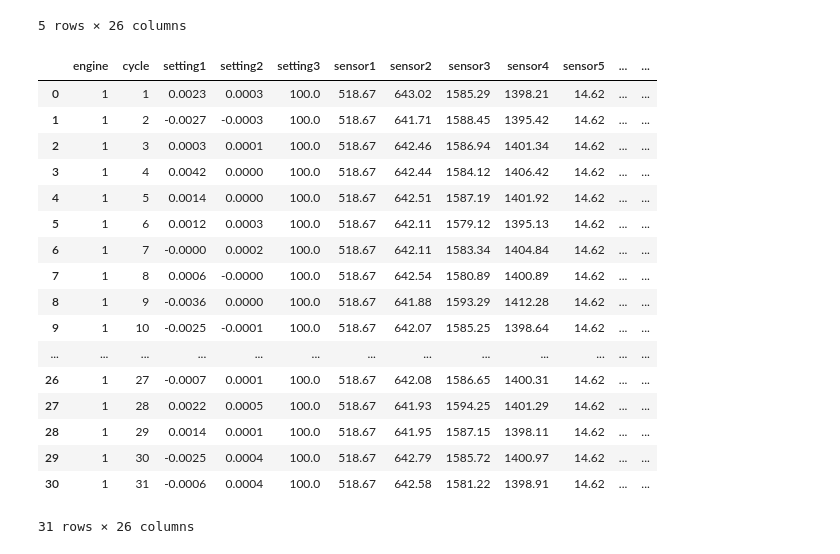
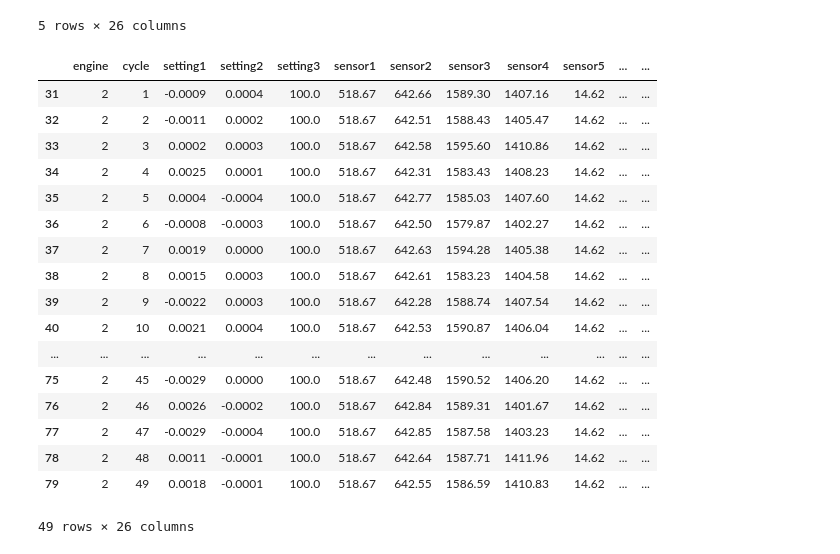
Before and after one commit to mhdnihas/NASA-Predictive-Engine-Maintenance, a Jupyter notebook: Predict_RUL.ipynb, the cells around one changed output. Cells and saved outputs as stored; diff of their text form; code cells hidden in the pictures.

```diff
--- a/Predict_RUL.ipynb
+++ b/Predict_RUL.ipynb
@@ -87,23 +94,23 @@ test_1.head()
 | 4 | 1 | 5 | 0.0014 | 0.0000 | 100.0 | 518.67 | 642.51 | 1587.19 | 1401.92 | 14.62 | ... | ... |
 5 rows × 26 columns
 # %%
-test_1[test_1['engine']==1]
+test_1[test_1['engine']==2]
 # %% [output]
 |  | engine | cycle | setting1 | setting2 | setting3 | sensor1 | sensor2 | sensor3 | sensor4 | sensor5 | ... | ... |
-| 0 | 1 | 1 | 0.0023 | 0.0003 | 100.0 | 518.67 | 643.02 | 1585.29 | 1398.21 | 14.62 | ... | ... |
-| 1 | 1 | 2 | -0.0027 | -0.0003 | 100.0 | 518.67 | 641.71 | 1588.45 | 1395.42 | 14.62 | ... | ... |
-| 2 | 1 | 3 | 0.0003 | 0.0001 | 100.0 | 518.67 | 642.46 | 1586.94 | 1401.34 | 14.62 | ... | ... |
-| 3 | 1 | 4 | 0.0042 | 0.0000 | 100.0 | 518.67 | 642.44 | 1584.12 | 1406.42 | 14.62 | ... | ... |
-| 4 | 1 | 5 | 0.0014 | 0.0000 | 100.0 | 518.67 | 642.51 | 1587.19 | 1401.92 | 14.62 | ... | ... |
-| 5 | 1 | 6 | 0.0012 | 0.0003 | 100.0 | 518.67 | 642.11 | 1579.12 | 1395.13 | 14.62 | ... | ... |
-| 6 | 1 | 7 | -0.0000 | 0.0002 | 100.0 | 518.67 | 642.11 | 1583.34 | 1404.84 | 14.62 | ... | ... |
-| 7 | 1 | 8 | 0.0006 | -0.0000 | 100.0 | 518.67 | 642.54 | 1580.89 | 1400.89 | 14.62 | ... | ... |
-| 8 | 1 | 9 | -0.0036 | 0.0000 | 100.0 | 518.67 | 641.88 | 1593.29 | 1412.28 | 14.62 | ... | ... |
-| 9 | 1 | 10 | -0.0025 | -0.0001 | 100.0 | 518.67 | 642.07 | 1585.25 | 1398.64 | 14.62 | ... | ... |
+| 31 | 2 | 1 | -0.0009 | 0.0004 | 100.0 | 518.67 | 642.66 | 1589.30 | 1407.16 | 14.62 | ... | ... |
+| 32 | 2 | 2 | -0.0011 | 0.0002 | 100.0 | 518.67 | 642.51 | 1588.43 | 1405.47 | 14.62 | ... | ... |
+| 33 | 2 | 3 | 0.0002 | 0.0003 | 100.0 | 518.67 | 642.58 | 1595.60 | 1410.86 | 14.62 | ... | ... |
+| 34 | 2 | 4 | 0.0025 | 0.0001 | 100.0 | 518.67 | 642.31 | 1583.43 | 1408.23 | 14.62 | ... | ... |
+| 35 | 2 | 5 | 0.0004 | -0.0004 | 100.0 | 518.67 | 642.77 | 1585.03 | 1407.60 | 14.62 | ... | ... |
+| 36 | 2 | 6 | -0.0008 | -0.0003 | 100.0 | 518.67 | 642.50 | 1579.87 | 1402.27 | 14.62 | ... | ... |
+| 37 | 2 | 7 | 0.0019 | 0.0000 | 100.0 | 518.67 | 642.63 | 1594.28 | 1405.38 | 14.62 | ... | ... |
+| 38 | 2 | 8 | 0.0015 | 0.0003 | 100.0 | 518.67 | 642.61 | 1583.23 | 1404.58 | 14.62 | ... | ... |
+| 39 | 2 | 9 | -0.0022 | 0.0003 | 100.0 | 518.67 | 642.28 | 1588.74 | 1407.54 | 14.62 | ... | ... |
+| 40 | 2 | 10 | 0.0021 | 0.0004 | 100.0 | 518.67 | 642.53 | 1590.87 | 1406.04 | 14.62 | ... | ... |
 | ... | ... | ... | ... | ... | ... | ... | ... | ... | ... | ... | ... | ... |
-| 26 | 1 | 27 | -0.0007 | 0.0001 | 100.0 | 518.67 | 642.08 | 1586.65 | 1400.31 | 14.62 | ... | ... |
-| 27 | 1 | 28 | 0.0022 | 0.0005 | 100.0 | 518.67 | 641.93 | 1594.25 | 1401.29 | 14.62 | ... | ... |
-| 28 | 1 | 29 | 0.0014 | 0.0001 | 100.0 | 518.67 | 641.95 | 1587.15 | 1398.11 | 14.62 | ... | ... |
-| 29 | 1 | 30 | -0.0025 | 0.0004 | 100.0 | 518.67 | 642.79 | 1585.72 | 1400.97 | 14.62 | ... | ... |
-| 30 | 1 | 31 | -0.0006 | 0.0004 | 100.0 | 518.67 | 642.58 | 1581.22 | 1398.91 | 14.62 | ... | ... |
+| 75 | 2 | 45 | -0.0029 | 0.0000 | 100.0 | 518.67 | 642.48 | 1590.52 | 1406.20 | 14.62 | ... | ... |
+| 76 | 2 | 46 | 0.0026 | -0.0002 | 100.0 | 518.67 | 642.84 | 1589.31 | 1401.67 | 14.62 | ... | ... |
+| 77 | 2 | 47 | -0.0029 | -0.0004 | 100.0 | 518.67 | 642.85 | 1587.58 | 1403.23 | 14.62 | ... | ... |
+| 78 | 2 | 48 | 0.0011 | -0.0001 | 100.0 | 518.67 | 642.64 | 1587.71 | 1411.96 | 14.62 | ... | ... |
+| 79 | 2 | 49 | 0.0018 | -0.0001 | 100.0 | 518.67 | 642.55 | 1586.59 | 1410.83 | 14.62 | ... | ... |
-31 rows × 26 columns
+49 rows × 26 columns
```
Also changed, not shown: parts of 8 cells of this notebook.
